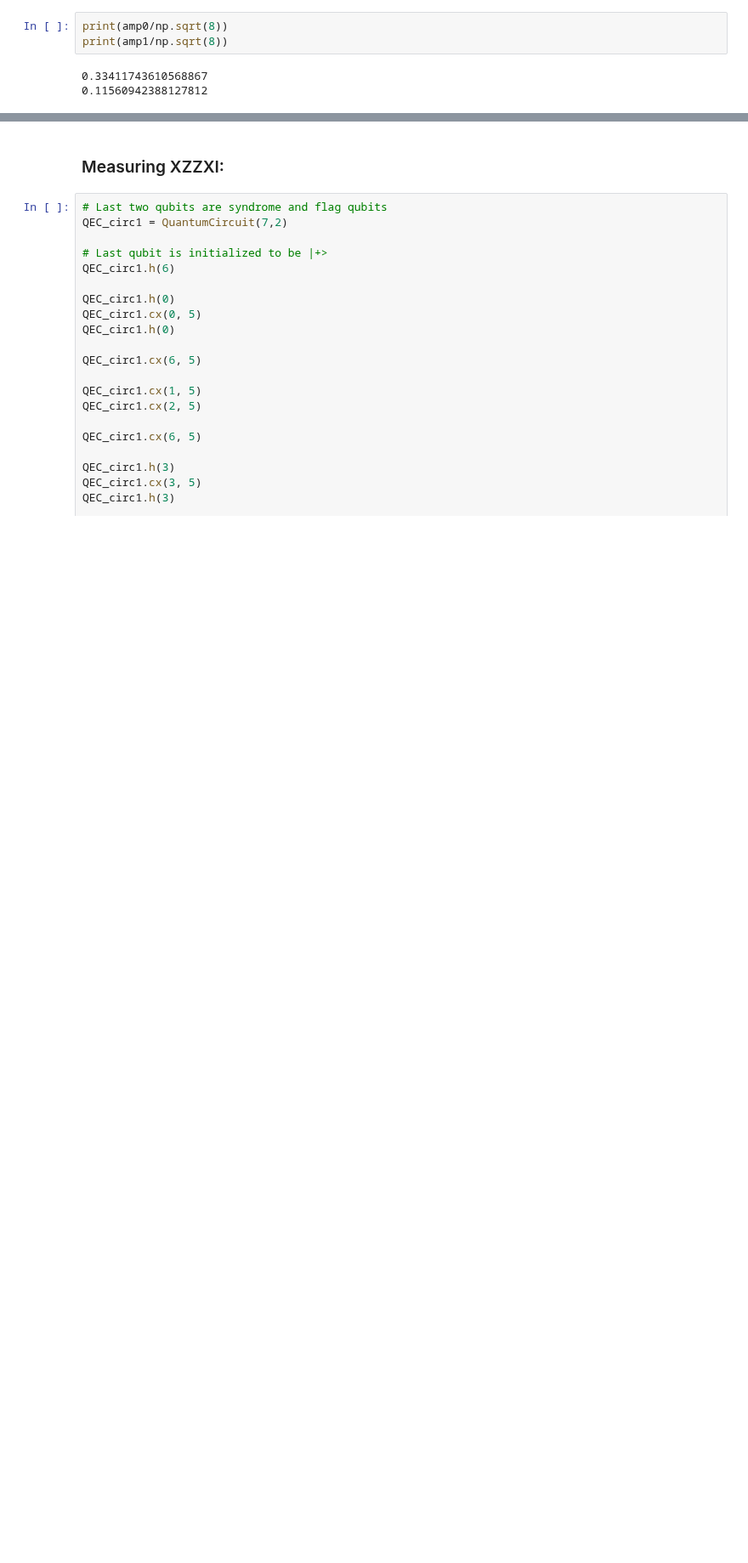
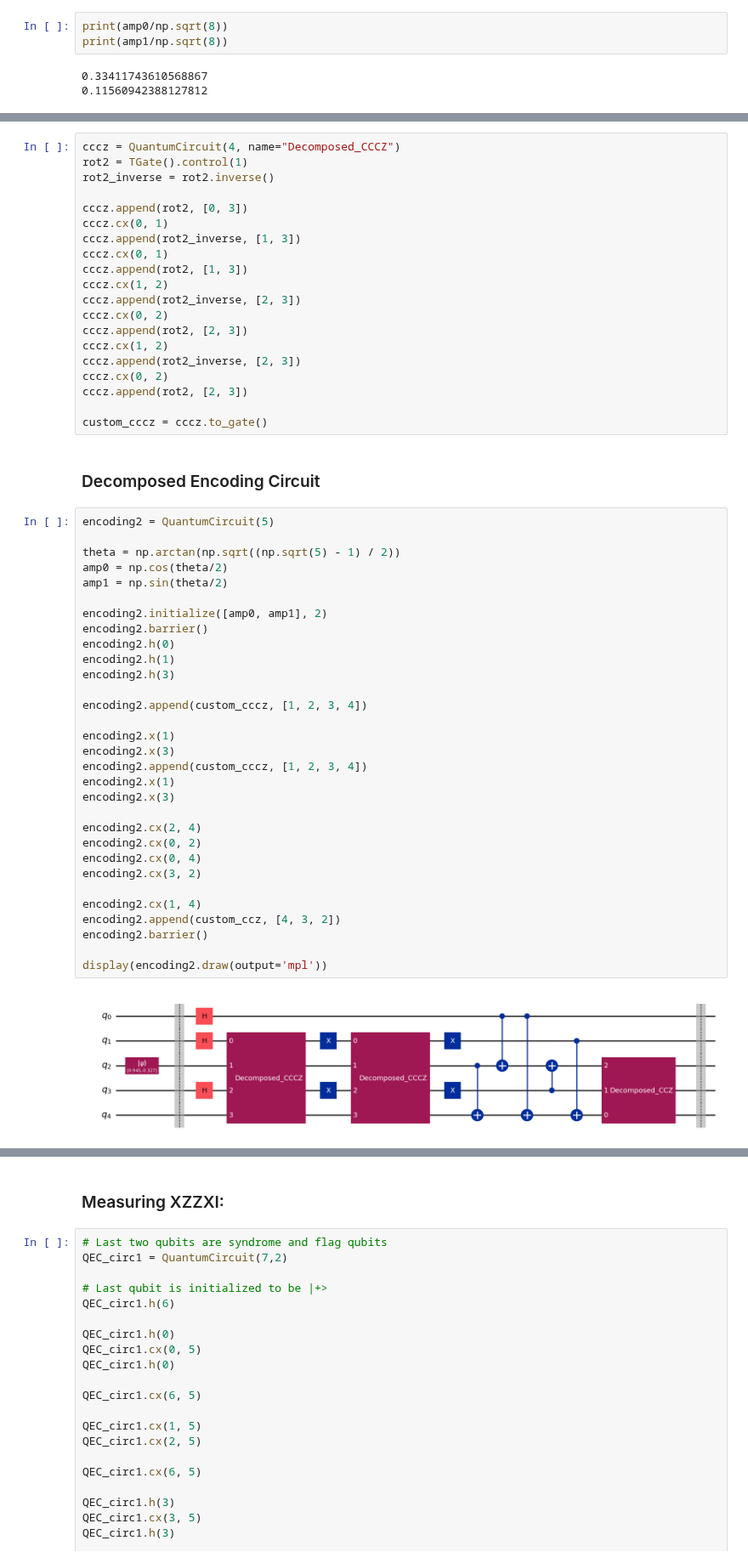
Before and after one commit to Sal7ySalt/Smallest-MSD-Protocol, a Jupyter notebook: 5_qubit_code/5_qubit_code.ipynb, the cells around one changed output, grey strips where cells are left out. Shown at 85% size. Saved outputs shown, nothing was run; the diff lists cells and outputs as text; blank space fills up the shorter version.

```diff
--- a/5_qubit_code/5_qubit_code.ipynb
+++ b/5_qubit_code/5_qubit_code.ipynb
@@ -117,0 +118,55 @@ ideal = Statevector([ 3.34117436e-01-4.16333634e-17j,
+# %%
+cccz = QuantumCircuit(4, name="Decomposed_CCCZ")
+rot2 = TGate().control(1)
+rot2_inverse = rot2.inverse()
+
+cccz.append(rot2, [0, 3])
+cccz.cx(0, 1)
+cccz.append(rot2_inverse, [1, 3])
+cccz.cx(0, 1)
+cccz.append(rot2, [1, 3])
+cccz.cx(1, 2)
+cccz.append(rot2_inverse, [2, 3])
+cccz.cx(0, 2)
+cccz.append(rot2, [2, 3])
+cccz.cx(1, 2)
+cccz.append(rot2_inverse, [2, 3])
+cccz.cx(0, 2)
+cccz.append(rot2, [2, 3])
+
+custom_cccz = cccz.to_gate()
+# %% [markdown]
+### Decomposed Encoding Circuit
+# %%
+encoding2 = QuantumCircuit(5)
+
+theta = np.arctan(np.sqrt((np.sqrt(5) - 1) / 2))
+amp0 = np.cos(theta/2)
+amp1 = np.sin(theta/2)
+
+encoding2.initialize([amp0, amp1], 2)
+encoding2.barrier()
+encoding2.h(0)
+encoding2.h(1)
+encoding2.h(3)
+
+encoding2.append(custom_cccz, [1, 2, 3, 4])
+
+encoding2.x(1)
+encoding2.x(3)
+encoding2.append(custom_cccz, [1, 2, 3, 4])
+encoding2.x(1)
+encoding2.x(3)
+
+encoding2.cx(2, 4)
+encoding2.cx(0, 2)
+encoding2.cx(0, 4)
+encoding2.cx(3, 2)
+
+encoding2.cx(1, 4)
+encoding2.append(custom_ccz, [4, 3, 2])
+encoding2.barrier()
+
+display(encoding2.draw(output='mpl'))
+# %% [output]
+[figure, added]
```
Also changed, not shown: parts of 12 cells of this notebook, 1 other file.
